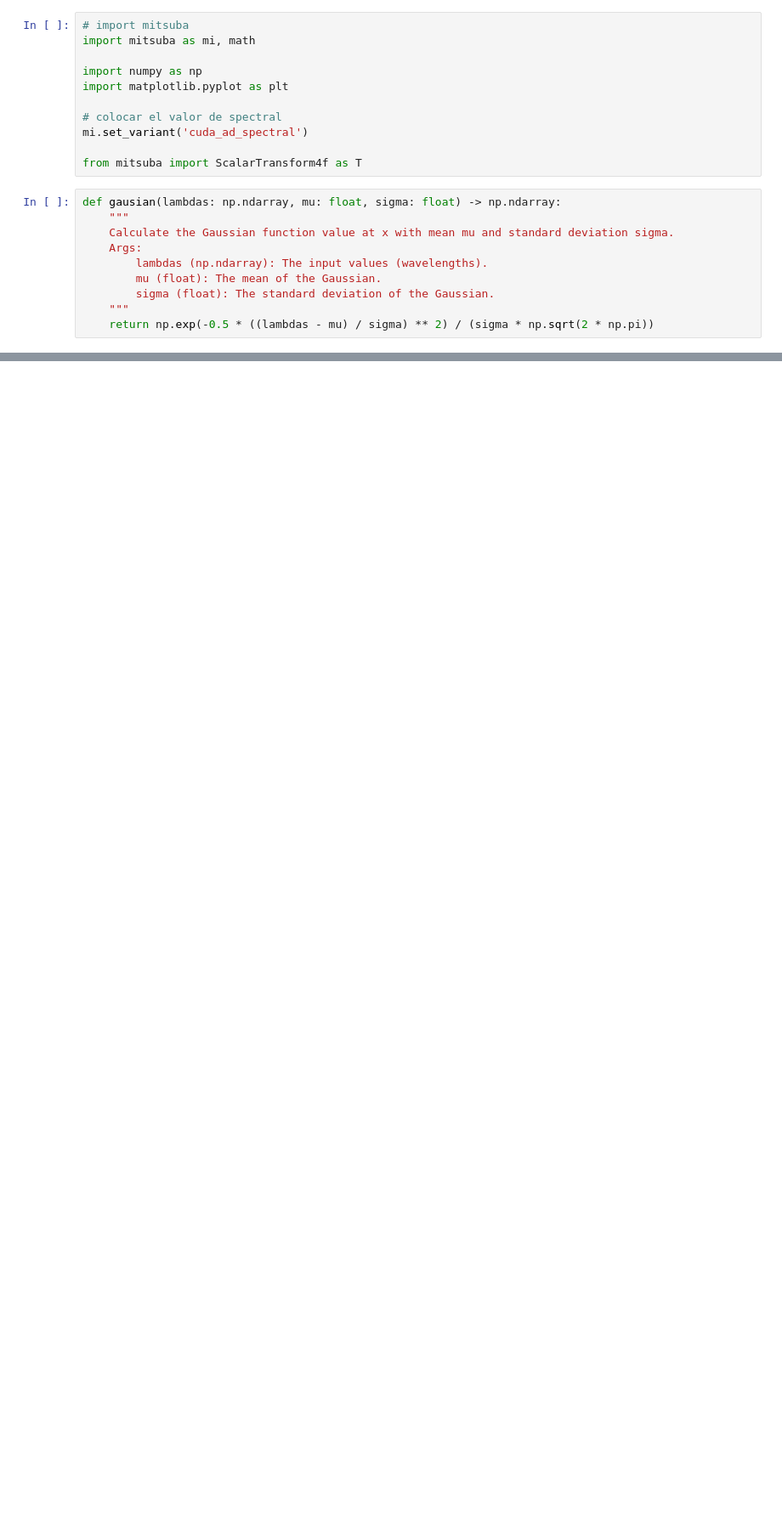
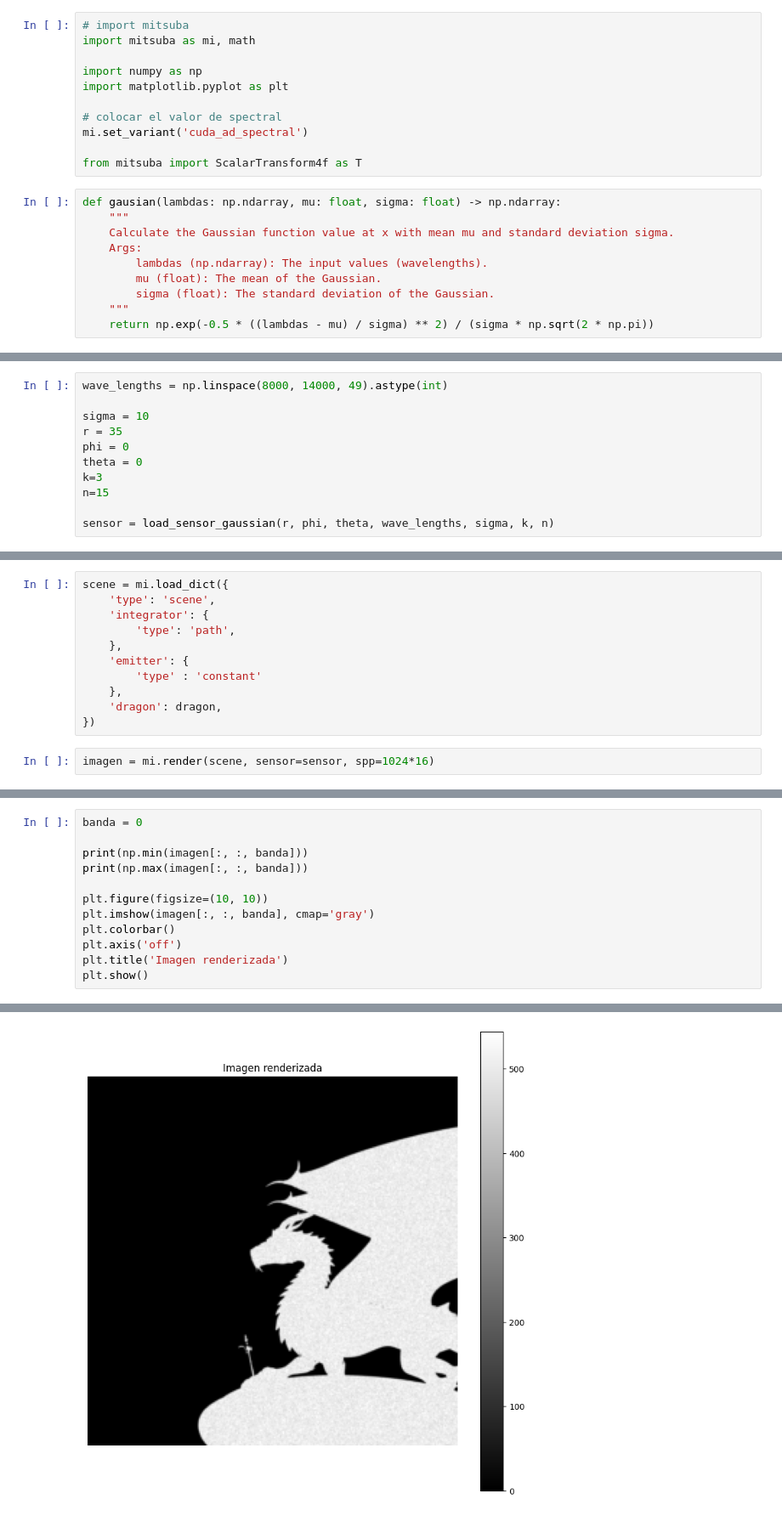
Before and after one commit to pimientoyolo/miThermal, a Jupyter notebook: mitsuba/intro_spectral.ipynb, the cells around one changed output, grey strips where cells are left out. Shown at 85% size. Cells and saved outputs as stored; diff of their text form; blank space fills up the shorter version.

```diff
--- a/mitsuba/intro_spectral.ipynb
+++ b/mitsuba/intro_spectral.ipynb
@@ -67,0 +126,11 @@ def load_sensor(r: float, phi: float, theta: float, wave_length: np.ndarray, sig
+# %%
+wave_lengths = np.linspace(8000, 14000, 49).astype(int)
+
+sigma = 10
+r = 35
+phi = 0
+theta = 0
+k=3
+n=15
+
+sensor = load_sensor_gaussian(r, phi, theta, wave_lengths, sigma, k, n)
@@ -67,0 +168,13 @@ def load_sensor(r: float, phi: float, theta: float, wave_length: np.ndarray, sig
+# %%
+scene = mi.load_dict({
+    'type': 'scene',
+    'integrator': {
+        'type': 'path',
+    },
+    'emitter': {
+        'type' : 'constant'
+    },
+    'dragon': dragon,
+})
+# %%
+imagen = mi.render(scene, sensor=sensor, spp=1024*16)
@@ -67,0 +189,13 @@ def load_sensor(r: float, phi: float, theta: float, wave_length: np.ndarray, sig
+# %%
+banda = 0
+
+print(np.min(imagen[:, :, banda]))
+print(np.max(imagen[:, :, banda]))
+
+plt.figure(figsize=(10, 10))
+plt.imshow(imagen[:, :, banda], cmap='gray')
+plt.colorbar()
+plt.axis('off')
+plt.title('Imagen renderizada')
+plt.show()
+# %% [output]
@@ -67,0 +204 @@ def load_sensor(r: float, phi: float, theta: float, wave_length: np.ndarray, sig
+[figure, added]
```
Also changed, not shown: parts of 7 cells of this notebook, 3 other files.
